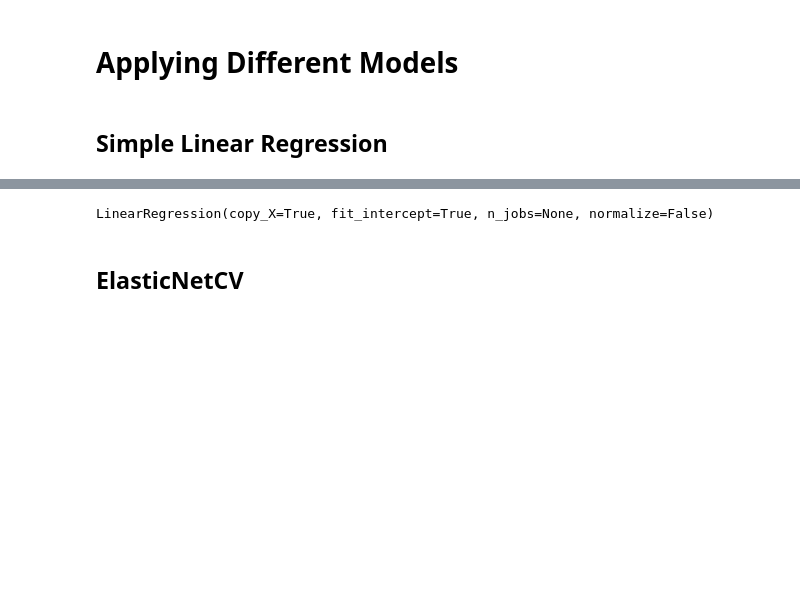
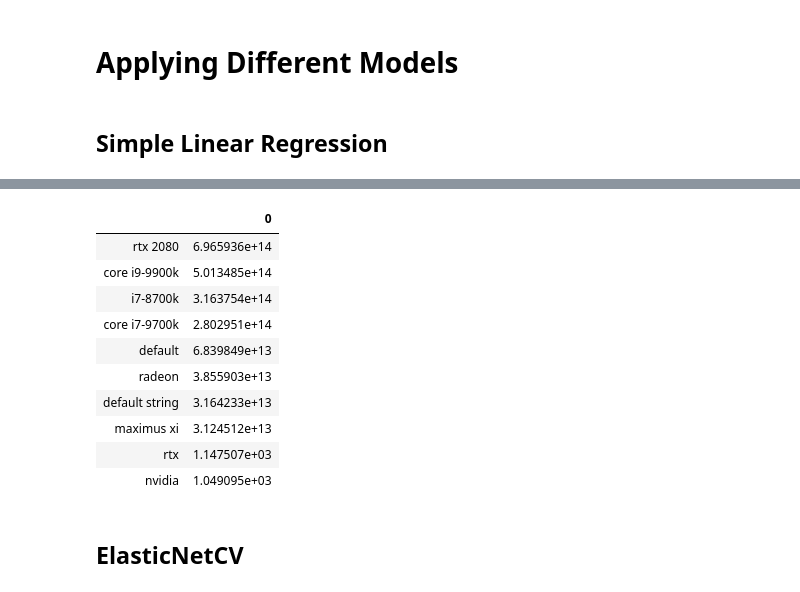
Before and after one commit to Huski-Git/3DMark-Score, a Jupyter notebook: 3D Mark Score Capstone Project.ipynb, the cells around one changed output, grey strips where cells are left out. Saved outputs shown, nothing was run; the diff lists cells and outputs as text; code cells hidden in the pictures; blank space fills up the shorter version.

```diff
--- a/3D Mark Score Capstone Project.ipynb
+++ b/3D Mark Score Capstone Project.ipynb
@@ -710,9 +646,23 @@ Mean Cross Validation Training Score: -154040316253047.44
 # %%
 save_pickle(model,'Linear.pkl')
 # %%
-load_pickle('Linear.pkl')
+linear=load_pickle('Linear.pkl')
-# %% [output]
-LinearRegression(copy_X=True, fit_intercept=True, n_jobs=None, normalize=False)
+# %%
+linear_df=pd.DataFrame(linear.coef_,index=X.columns)
+# %%
+linear_df.sort_values(by=0,ascending=False)[:10]
+# %% [output]
+|  | 0 |
+| rtx 2080 | 6.965936e+14 |
+| core i9-9900k | 5.013485e+14 |
+| i7-8700k | 3.163754e+14 |
+| core i7-9700k | 2.802951e+14 |
+| default | 6.839849e+13 |
+| radeon | 3.855903e+13 |
+| default string | 3.164233e+13 |
+| maximus xi | 3.124512e+13 |
+| rtx | 1.147507e+03 |
+| nvidia | 1.049095e+03 |
 # %% [markdown]
 ## ElasticNetCV
 # %%
```
Also changed, not shown: parts of 56 cells of this notebook, 6 other files.
